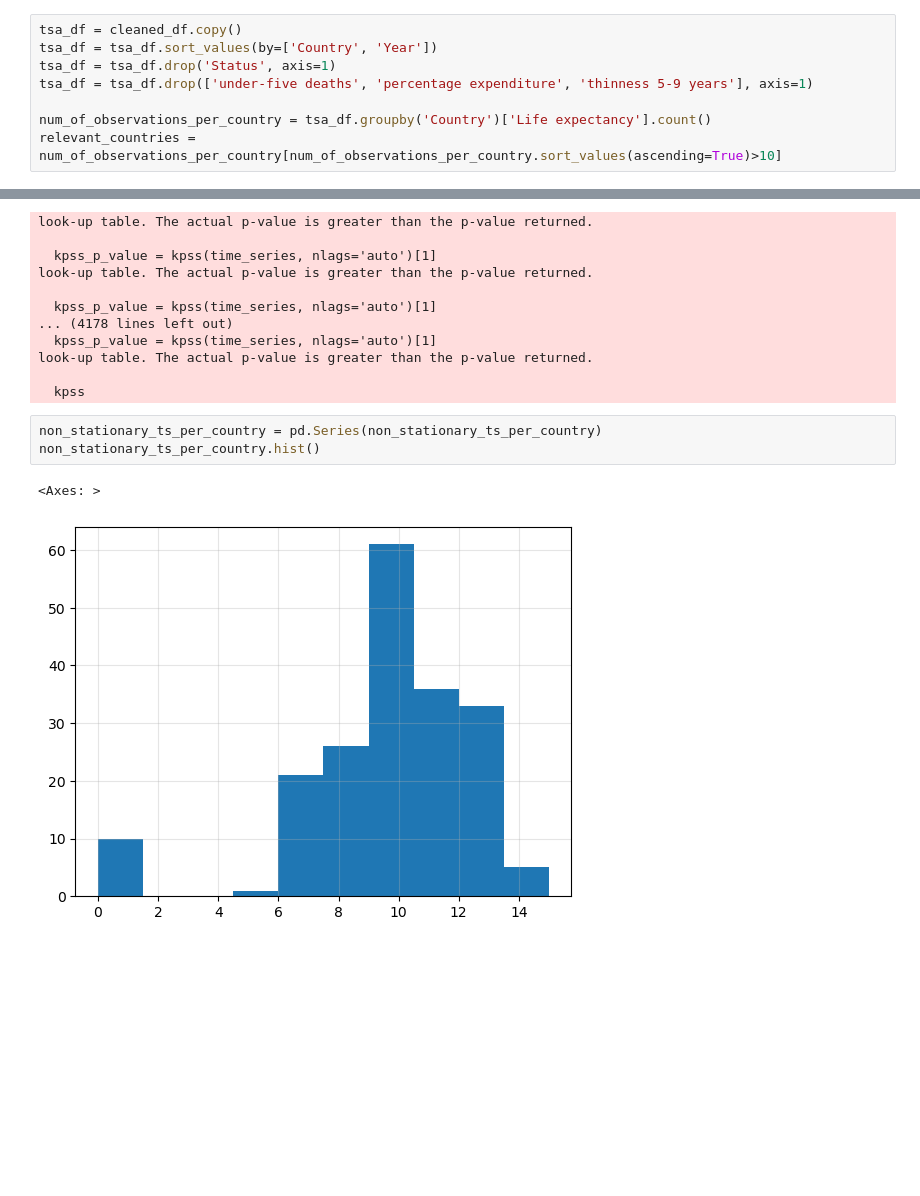
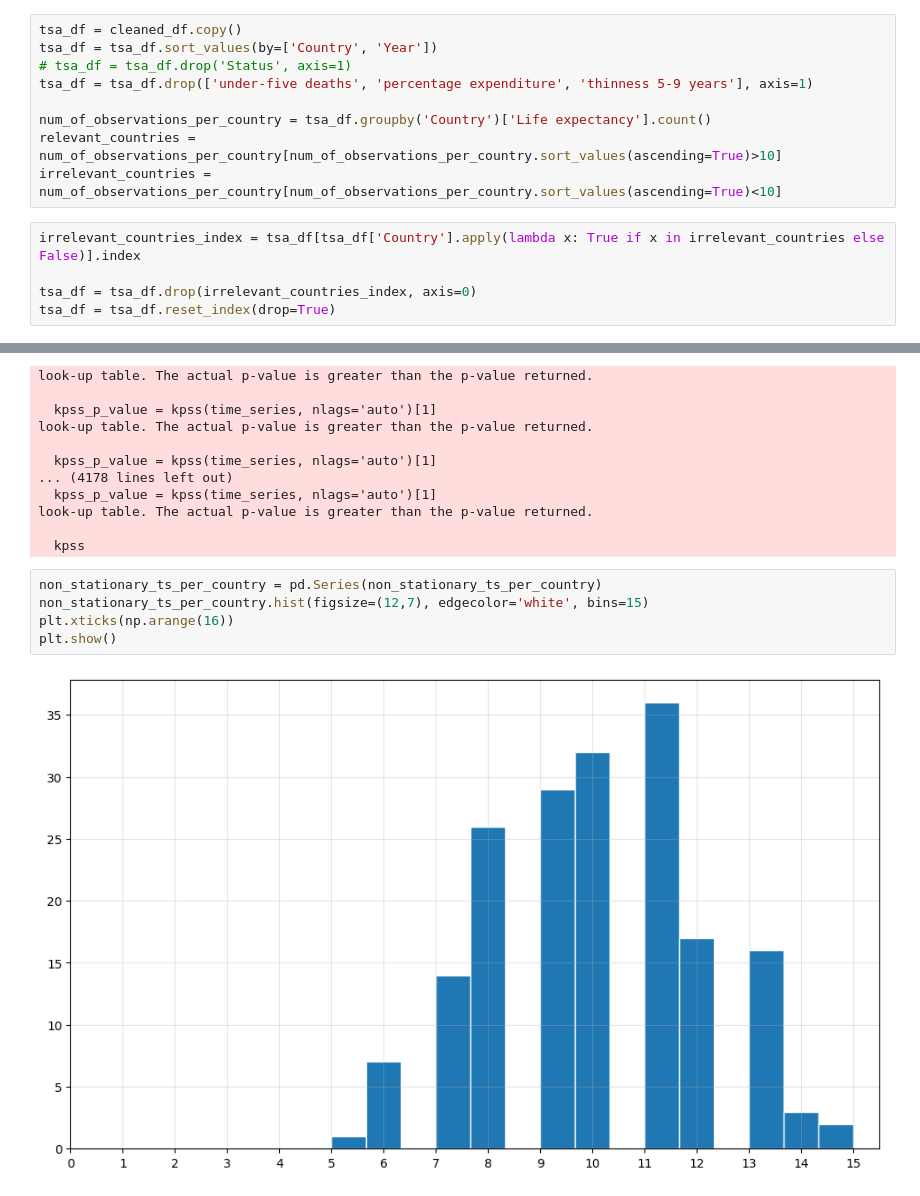
Before and after one commit to AidarbekPapakov/ds-solo-project, a Jupyter notebook: life_exp.ipynb, the cells around one changed output, grey strips where cells are left out. Saved outputs shown, nothing was run; the diff lists cells and outputs as text; blank space fills up the shorter version.

```diff
--- a/life_exp.ipynb
+++ b/life_exp.ipynb
@@ -393,11 +366,17 @@ dtype: float64
 # %%
 tsa_df = cleaned_df.copy()
 tsa_df = tsa_df.sort_values(by=['Country', 'Year'])
-tsa_df = tsa_df.drop('Status', axis=1)
+# tsa_df = tsa_df.drop('Status', axis=1)
 tsa_df = tsa_df.drop(['under-five deaths', 'percentage expenditure', 'thinness 5-9 years'], axis=1)
 
 num_of_observations_per_country = tsa_df.groupby('Country')['Life expectancy'].count()
 relevant_countries = num_of_observations_per_country[num_of_observations_per_country.sort_values(ascending=True)>10]
+irrelevant_countries = num_of_observations_per_country[num_of_observations_per_country.sort_values(ascending=True)<10]
+# %%
+irrelevant_countries_index = tsa_df[tsa_df['Country'].apply(lambda x: True if x in irrelevant_countries else False)].index
+
+tsa_df = tsa_df.drop(irrelevant_countries_index, axis=0)
+tsa_df = tsa_df.reset_index(drop=True)
 # %%
 tsa_dfs_by_country = {country: df for country, df in tsa_df.groupby('Country')}
 feature_columns = tsa_df.columns.drop(['Country', 'Year', 'Life expectancy'])
@@ -492,8 +470,9 @@ look-up table. The actual p-value is greater than the p-value returned.
   kpss
 # %%
 non_stationary_ts_per_country = pd.Series(non_stationary_ts_per_country)
-non_stationary_ts_per_country.hist()
+non_stationary_ts_per_country.hist(figsize=(12,7), edgecolor='white', bins=15)
+plt.xticks(np.arange(16))
+plt.show()
 # %% [output]
-<Axes: >
-[figure, old version]
+[figure, new version]
 # %% [markdown]
```
Also changed, not shown: parts of 15 cells of this notebook.
